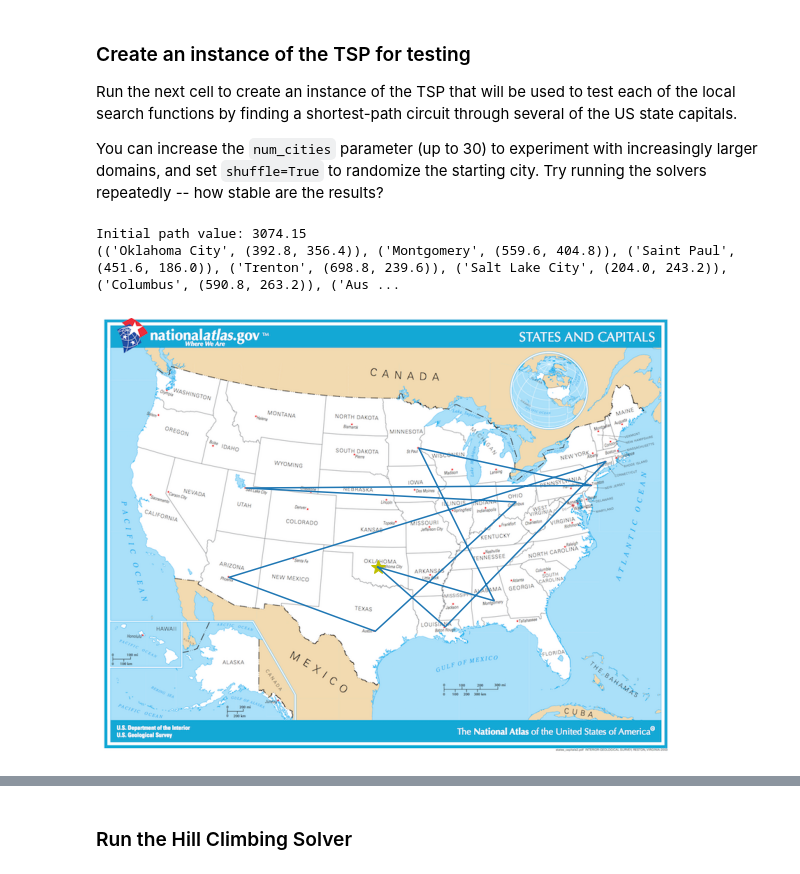
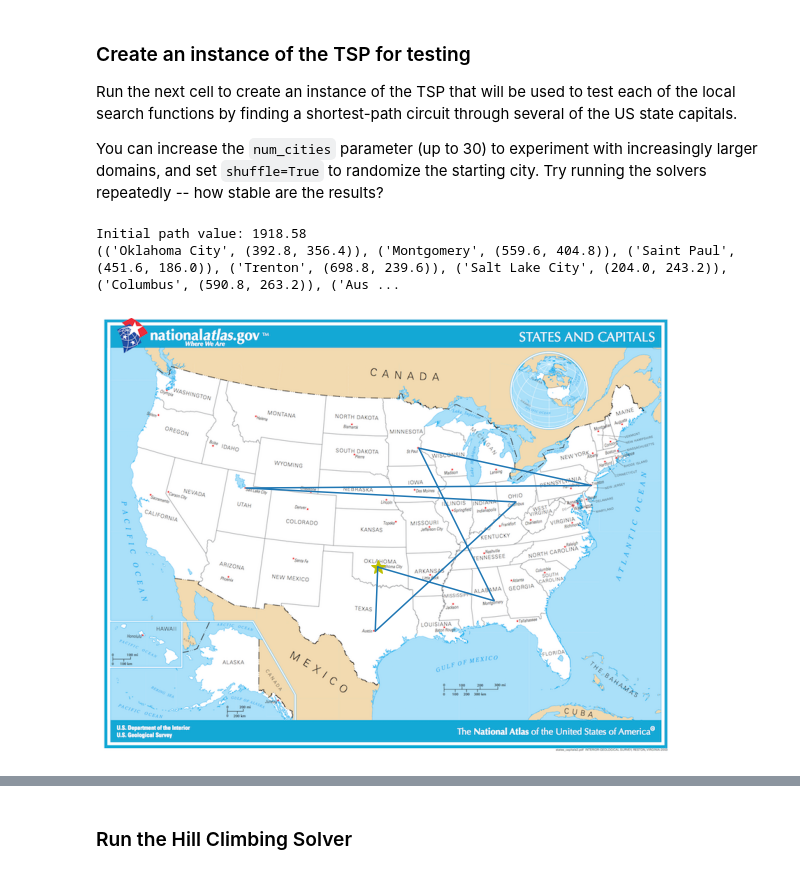
Before and after one commit to danielskih/judacity_ai, a Jupyter notebook: Exercises/3_Local Search/AIND-Local Search.ipynb, the cells around one changed output, grey strips where cells are left out. Saved outputs shown, nothing was run; the diff lists cells and outputs as text; code cells hidden in the pictures.

```diff
--- a/Exercises/3_Local Search/AIND-Local Search.ipynb
+++ b/Exercises/3_Local Search/AIND-Local Search.ipynb
@@ -246,17 +249,17 @@ You can increase the `num_cities` parameter (up to 30) to experiment with increa
 # %%
 # Create the problem instance and plot the initial state
 num_cities = 10
 shuffle = False
-
-capitals_tsp = TravelingSalesmanProblem(capitals_list[:num_cities], shuffle=shuffle)
+# num_cities
+capitals_tsp = TravelingSalesmanProblem(capitals_list[:7], shuffle=shuffle)
 starting_city = capitals_tsp.path[0]
 print("Initial path value: {:.2f}".format(-capitals_tsp.utility))
 print(capitals_tsp.path)  # The start/end point is indicated with a yellow star
 show_path(capitals_tsp.coords, starting_city)
 # %% [output]
-Initial path value: 3074.15
+Initial path value: 1918.58
 (('Oklahoma City', (392.8, 356.4)), ('Montgomery', (559.6, 404.8)), ('Saint Paul', (451.6, 186.0)), ('Trenton', (698.8, 239.6)), ('Salt Lake City', (204.0, 243.2)), ('Columbus', (590.8, 263.2)), ('Aus ...
-[figure, old version]
+[figure, new version]
 # %% [markdown]
 ## II. Hill Climbing
 Next, complete the `solve()` method for the `HillClimbingSolver` class below.
```
Also changed, not shown: parts of 6 cells of this notebook.
